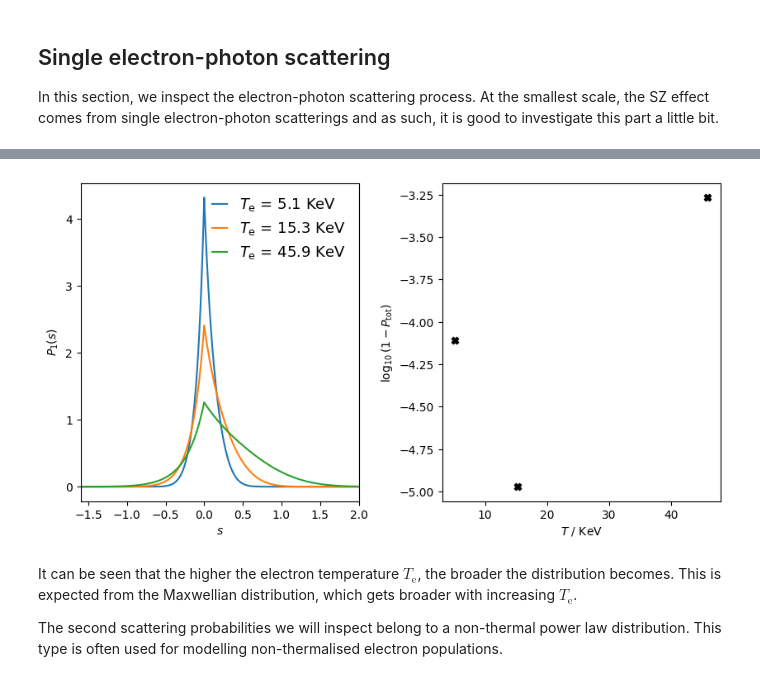
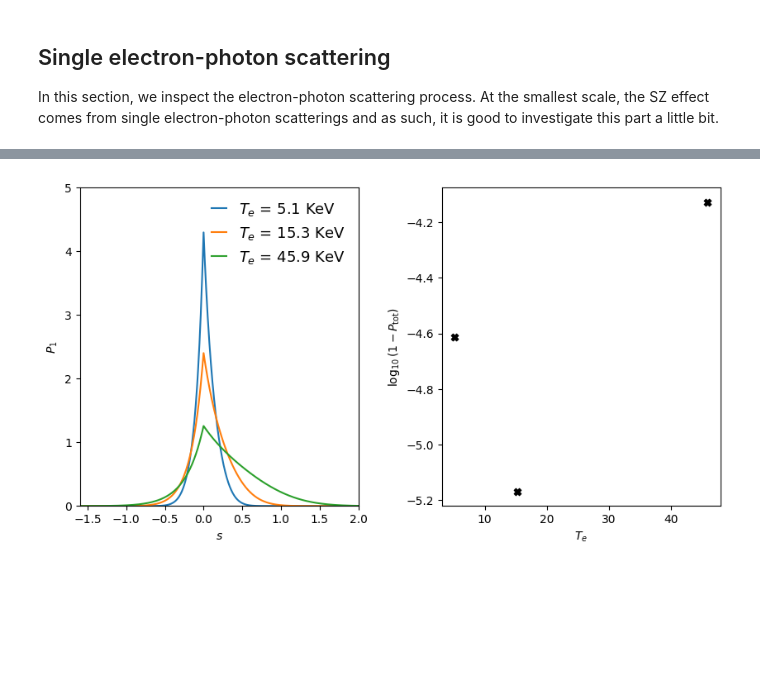
Before and after one commit to arendMoerman/MockSZ, a Jupyter notebook: etc/demos/Scatterings.ipynb, the cells around one changed output, grey strips where cells are left out. Drawn from its saved outputs; the diff is of its cells as text; code cells hidden in the pictures; blank space fills up the shorter version.

```diff
--- a/etc/demos/Scatterings.ipynb
+++ b/etc/demos/Scatterings.ipynb
@@ -55,37 +98,31 @@ We start by showing scattering probabilities for a relativistic Maxwellian distr
 # %%
-import MockSZ.MultiStats as MMulti
-import MockSZ.Conversions as MConv
-
-eV_arr = np.array([5.1, 15.3, 45.9]) * 1e3
-Te = MConv.eV_Temp(eV_arr)
-
-num_arr = 1000
-
-s = np.linspace(-1.6, 2.0, num=num_arr)
-ds = s[1] - s[0]
-check = []
+Te = np.array([5.1, 15.3, 45.9])
+s_arr = np.linspace(-1.6, 2.5, num=1000)
+ds = s_arr[1] - s_arr[0]
 
 fig, ax = pt.subplots(1,2, figsize=(10,5), gridspec_kw={"wspace":0.3})
-for i in range(3):
-    amp = MMulti.getP1_RM(s, Te[i])
-    ax[0].plot(s, amp, label=r"$T_\mathrm{e}$" + f" = {eV_arr[i] * 1e-3:.1f} KeV")
 
-    check.append(np.sum(amp * ds, axis=0))
+check = np.zeros(Te.size)
 
+for i in range(Te.size):
+    amplitudes = simObj.getMultiScatteringMJ(s_arr, Te[i], n_beta=1000)
+    #print(amplitudes)
+
+    ax[0].plot(s_arr, amplitudes, label=r"$T_e$ = {} KeV".format(Te[i]))
+
+    check[i] = np.sum(amplitudes * ds, axis=0)
+
+ax[0].set_ylim(0, 5)
 ax[0].set_xlim(-1.6, 2)
 
-ax[0].set_ylabel(r"$P_1(s)$")
+ax[0].set_ylabel(r"$P_1$")
 ax[0].set_xlabel(r"$s$")
 ax[0].legend(frameon=False, prop={'size': 13},handlelength=1)
 
-ax[1].scatter(eV_arr * 1e-3, np.log10(np.absolute(1 - np.array(check))), marker="X", color="black")
+ax[1].scatter(Te, np.log10(np.absolute(1 - check)), marker="X", color="black")
 ax[1].set_ylabel(r"$\log_{10}(1 - P_\mathrm{tot})$")
-ax[1].set_xlabel(r"$T$ / KeV")
+ax[1].set_xlabel(r"$T_e$")
 
 pt.show()
 # %% [output]
-[figure, old version]
+[figure, new version]
-# %% [markdown]
-It can be seen that the higher the electron temperature $T_\mathrm{e}$, the broader the distribution becomes. This is expected from the Maxwellian distribution, which gets broader with increasing $T_\mathrm{e}$.
-
-The second scattering probabilities we will inspect belong to a non-thermal power law distribution. This type is often used for modelling non-thermalised electron populations.
```
Also changed, not shown: parts of 8 cells of this notebook, 24 other files.
